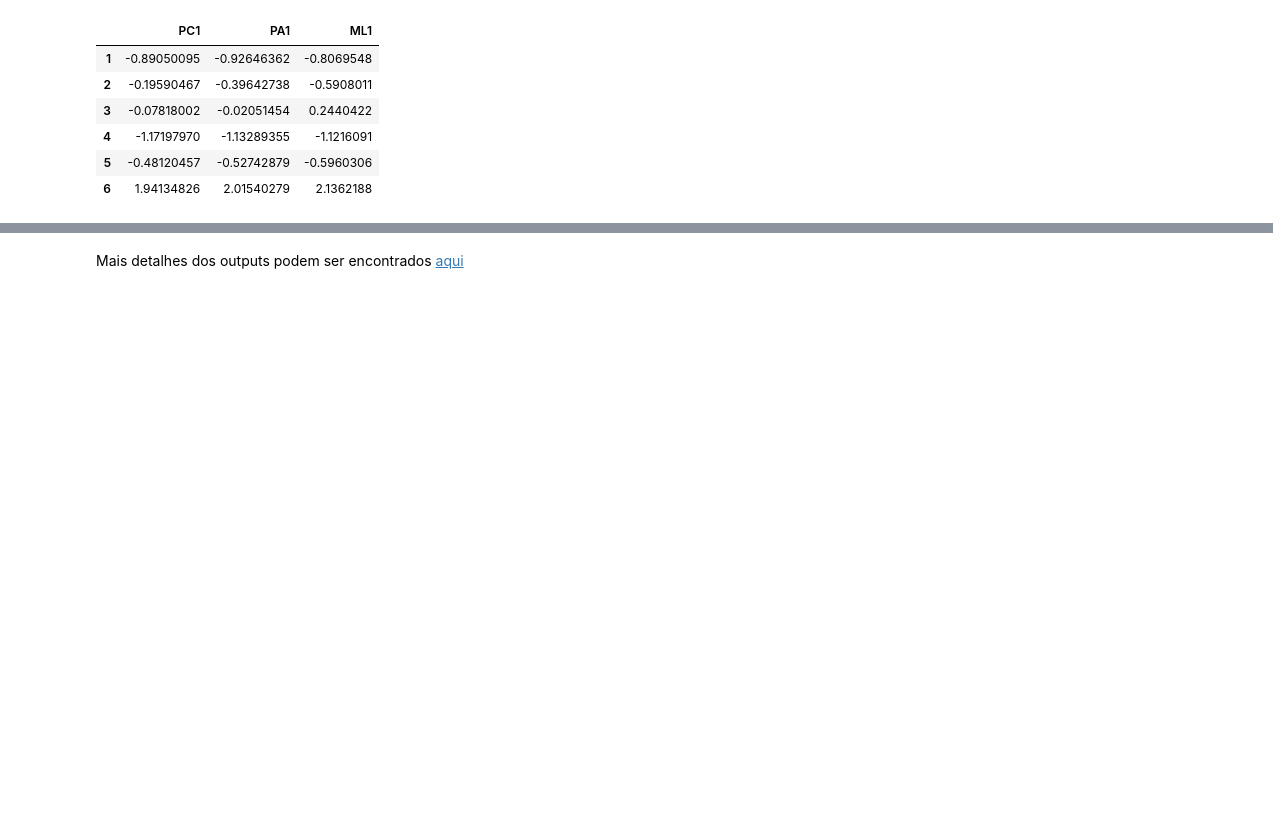
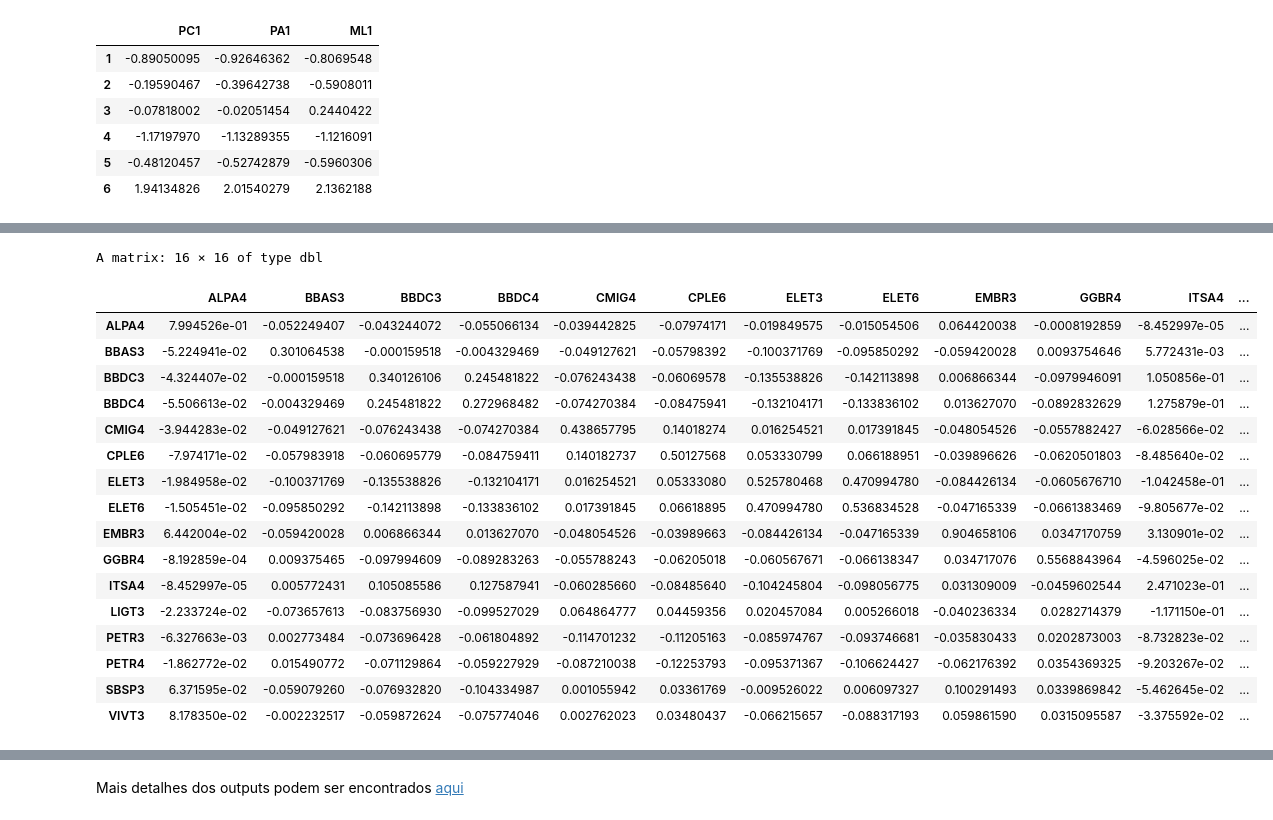
Before and after one commit to ctruciosm/BasicStats, a Jupyter notebook: AF.ipynb, the cells around one changed output, grey strips where cells are left out. Drawn from its saved outputs; the diff is of its cells as text; code cells hidden in the pictures; blank space fills up the shorter version.

```diff
--- a/AF.ipynb
+++ b/AF.ipynb
@@ -245,0 +325,21 @@ A matrix: 6 × 3 of type dbl
+# %%
+cov(u_pa)
+# %% [output]
+A matrix: 16 × 16 of type dbl
+|  | ALPA4 | BBAS3 | BBDC3 | BBDC4 | CMIG4 | CPLE6 | ELET3 | ELET6 | EMBR3 | GGBR4 | ITSA4 | ... |
+| ALPA4 | 7.994526e-01 | -0.052249407 | -0.043244072 | -0.055066134 | -0.039442825 | -0.07974171 | -0.019849575 | -0.015054506 | 0.064420038 | -0.0008192859 | -8.452997e-05 | ... |
+| BBAS3 | -5.224941e-02 | 0.301064538 | -0.000159518 | -0.004329469 | -0.049127621 | -0.05798392 | -0.100371769 | -0.095850292 | -0.059420028 | 0.0093754646 | 5.772431e-03 | ... |
+| BBDC3 | -4.324407e-02 | -0.000159518 | 0.340126106 | 0.245481822 | -0.076243438 | -0.06069578 | -0.135538826 | -0.142113898 | 0.006866344 | -0.0979946091 | 1.050856e-01 | ... |
+| BBDC4 | -5.506613e-02 | -0.004329469 | 0.245481822 | 0.272968482 | -0.074270384 | -0.08475941 | -0.132104171 | -0.133836102 | 0.013627070 | -0.0892832629 | 1.275879e-01 | ... |
+| CMIG4 | -3.944283e-02 | -0.049127621 | -0.076243438 | -0.074270384 | 0.438657795 | 0.14018274 | 0.016254521 | 0.017391845 | -0.048054526 | -0.0557882427 | -6.028566e-02 | ... |
+| CPLE6 | -7.974171e-02 | -0.057983918 | -0.060695779 | -0.084759411 | 0.140182737 | 0.50127568 | 0.053330799 | 0.066188951 | -0.039896626 | -0.0620501803 | -8.485640e-02 | ... |
+| ELET3 | -1.984958e-02 | -0.100371769 | -0.135538826 | -0.132104171 | 0.016254521 | 0.05333080 | 0.525780468 | 0.470994780 | -0.084426134 | -0.0605676710 | -1.042458e-01 | ... |
+| ELET6 | -1.505451e-02 | -0.095850292 | -0.142113898 | -0.133836102 | 0.017391845 | 0.06618895 | 0.470994780 | 0.536834528 | -0.047165339 | -0.0661383469 | -9.805677e-02 | ... |
+| EMBR3 | 6.442004e-02 | -0.059420028 | 0.006866344 | 0.013627070 | -0.048054526 | -0.03989663 | -0.084426134 | -0.047165339 | 0.904658106 | 0.0347170759 | 3.130901e-02 | ... |
+| GGBR4 | -8.192859e-04 | 0.009375465 | -0.097994609 | -0.089283263 | -0.055788243 | -0.06205018 | -0.060567671 | -0.066138347 | 0.034717076 | 0.5568843964 | -4.596025e-02 | ... |
+| ITSA4 | -8.452997e-05 | 0.005772431 | 0.105085586 | 0.127587941 | -0.060285660 | -0.08485640 | -0.104245804 | -0.098056775 | 0.031309009 | -0.0459602544 | 2.471023e-01 | ... |
+| LIGT3 | -2.233724e-02 | -0.073657613 | -0.083756930 | -0.099527029 | 0.064864777 | 0.04459356 | 0.020457084 | 0.005266018 | -0.040236334 | 0.0282714379 | -1.171150e-01 | ... |
+| PETR3 | -6.327663e-03 | 0.002773484 | -0.073696428 | -0.061804892 | -0.114701232 | -0.11205163 | -0.085974767 | -0.093746681 | -0.035830433 | 0.0202873003 | -8.732823e-02 | ... |
+| PETR4 | -1.862772e-02 | 0.015490772 | -0.071129864 | -0.059227929 | -0.087210038 | -0.12253793 | -0.095371367 | -0.106624427 | -0.062176392 | 0.0354369325 | -9.203267e-02 | ... |
+| SBSP3 | 6.371595e-02 | -0.059079260 | -0.076932820 | -0.104334987 | 0.001055942 | 0.03361769 | -0.009526022 | 0.006097327 | 0.100291493 | 0.0339869842 | -5.462645e-02 | ... |
+| VIVT3 | 8.178350e-02 | -0.002232517 | -0.059872624 | -0.075774046 | 0.002762023 | 0.03480437 | -0.066215657 | -0.088317193 | 0.059861590 | 0.0315095587 | -3.375592e-02 | ... |
```
Also changed, not shown: parts of 11 cells of this notebook.
